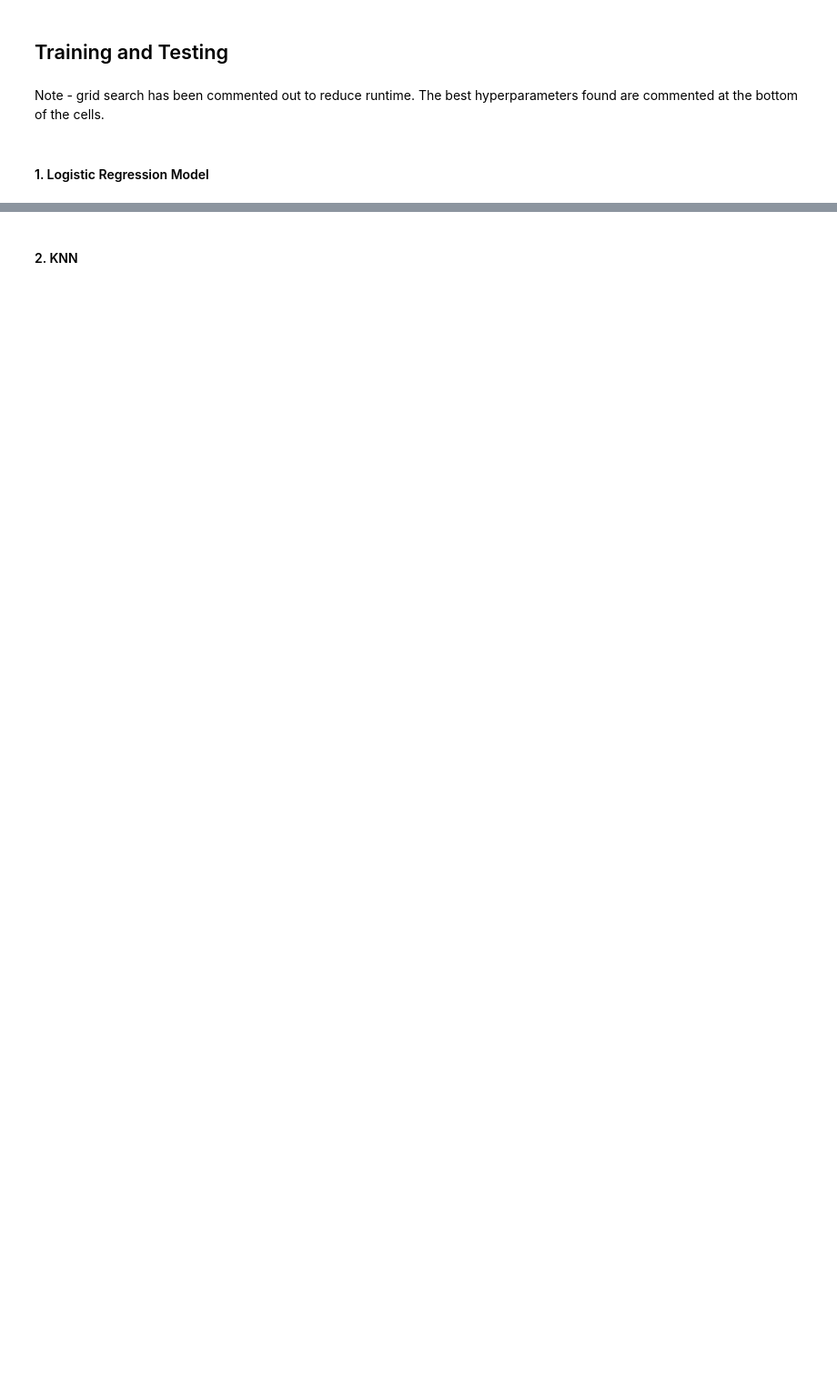
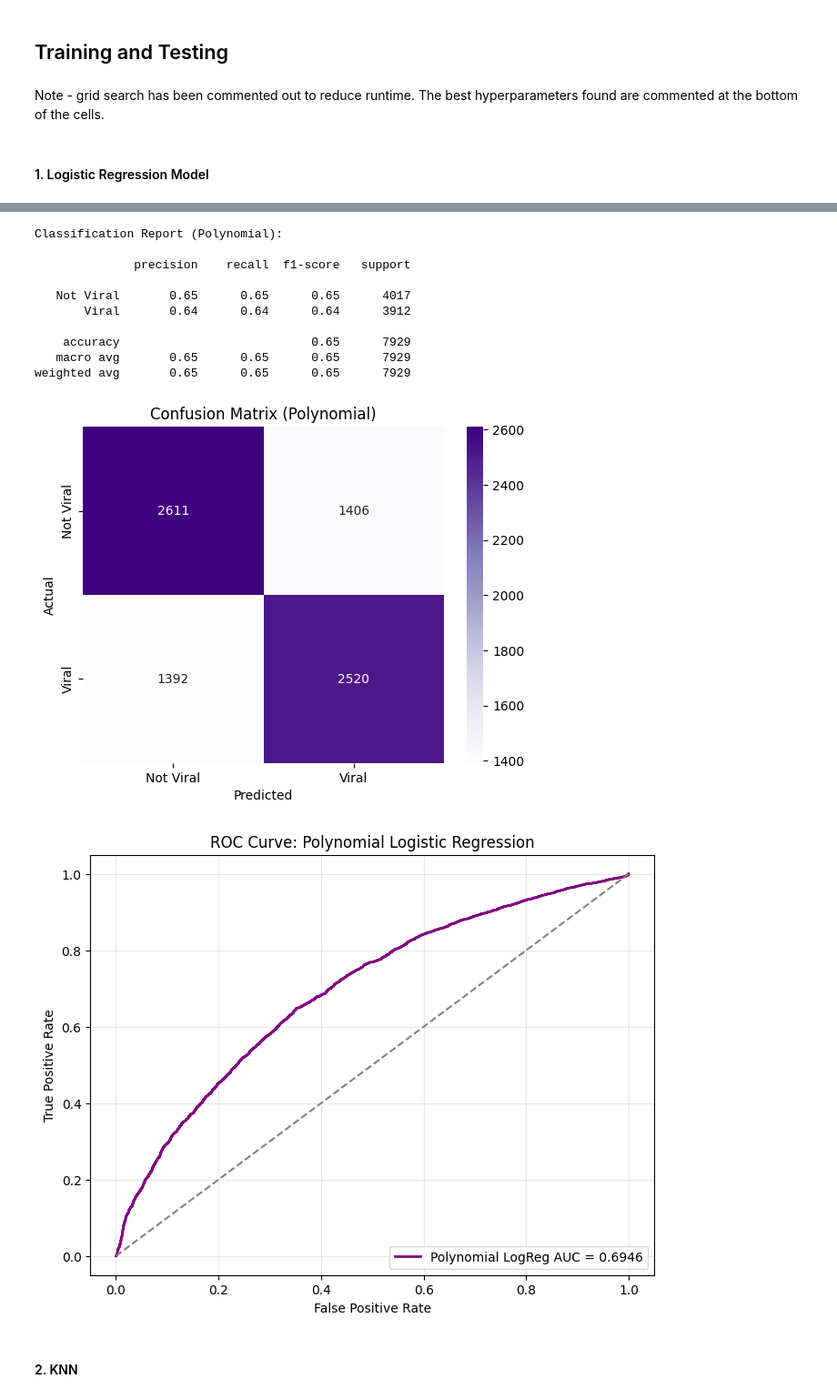
Before and after one commit to madwirblet/CIS4930-Final-Project, a Jupyter notebook: final.ipynb, the cells around one changed output, grey strips where cells are left out. Shown at 91% size. Saved outputs shown, nothing was run; the diff lists cells and outputs as text; code cells hidden in the pictures; blank space fills up the shorter version.

```diff
--- a/final.ipynb
+++ b/final.ipynb
@@ -542,3 +547,43 @@ plt.show()
+# %%
+print("Classification Report (Polynomial):\n")
+print(classification_report(y_test.values.ravel(), y_pred_poly, target_names=labels))
+
+cm = confusion_matrix(y_test, y_pred_poly)
+
+sns.heatmap(cm, annot=True, fmt='d', cmap='Purples', xticklabels=labels, yticklabels=labels)
+plt.xlabel("Predicted")
+plt.ylabel("Actual")
+plt.title("Confusion Matrix (Polynomial)")
+plt.show()
+
+#roc/auc curve
+y_probability_poly = pipeline.predict_proba(X_test)[:, 1]
+fpr_poly, tpr_poly, thresholds_poly = roc_curve(y_test.values.ravel(), y_probability_poly)
+roc_auc_poly = auc(fpr_poly, tpr_poly)
+
+plt.figure(figsize=(8, 6))
+plt.plot(fpr_poly, tpr_poly, color='purple', lw=2, label=f'Polynomial LogReg AUC = {roc_auc_poly:.4f}')
+
+plt.plot([0, 1], [0, 1], color='gray', linestyle='--')
+plt.xlabel('False Positive Rate')
+plt.ylabel('True Positive Rate')
+plt.title('ROC Curve: Polynomial Logistic Regression')
+plt.legend(loc="lower right")
+plt.grid(True, alpha=0.3)
+plt.show()
+# %% [output]
+Classification Report (Polynomial):
+
+              precision    recall  f1-score   support
+
+   Not Viral       0.65      0.65      0.65      4017
+       Viral       0.64      0.64      0.64      3912
+
+    accuracy                           0.65      7929
+   macro avg       0.65      0.65      0.65      7929
+weighted avg       0.65      0.65      0.65      7929
+[figure, added]
+[figure, added]
 # %% [markdown]
 #### 2. KNN
 # %%
```
Also changed, not shown: parts of 23 cells of this notebook.
